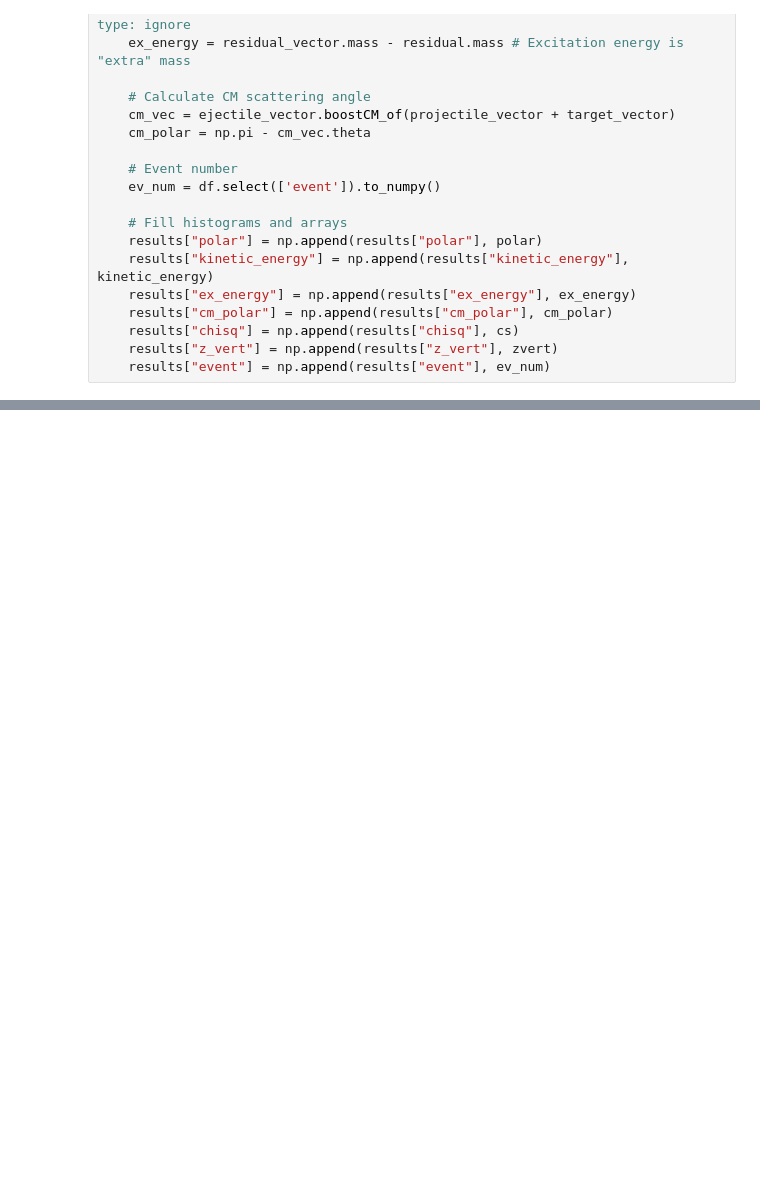
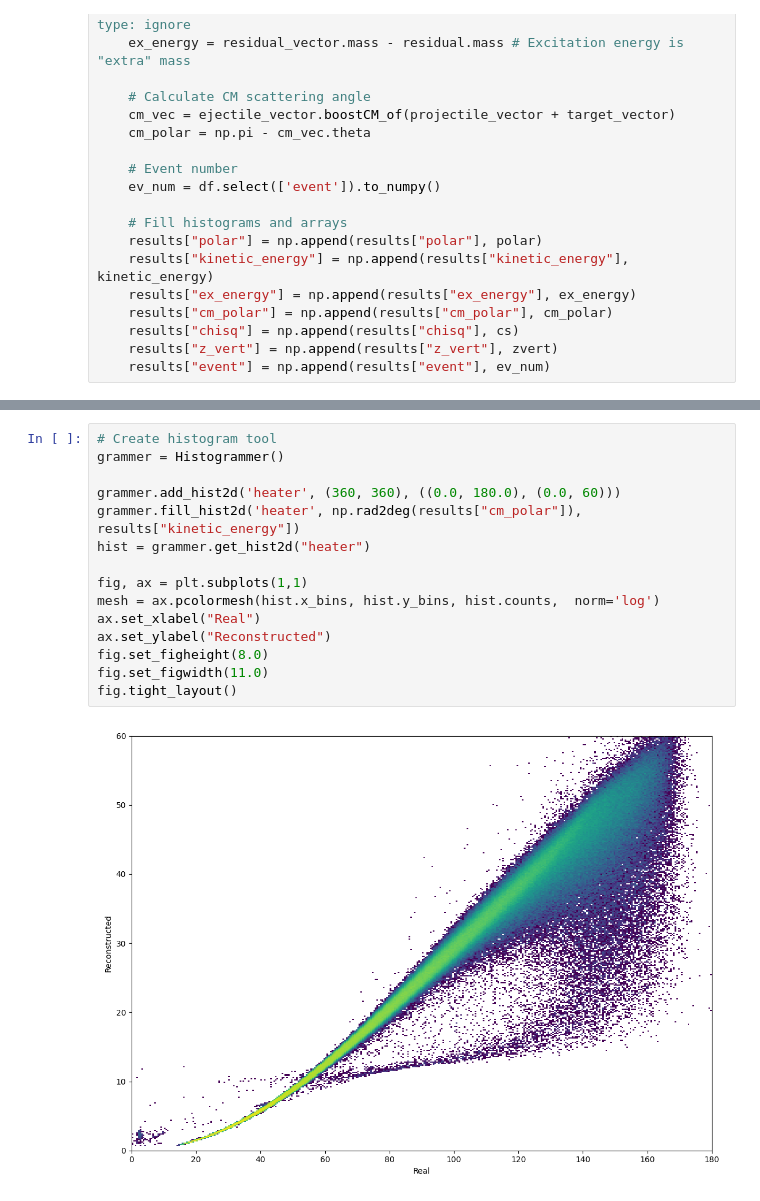
Before and after one commit to sigmanotation/e20009_analysis, a Jupyter notebook: notebooks/sim_ang_heat.ipynb, the cells around one changed output, grey strips where cells are left out. Drawn from its saved outputs; the diff is of its cells as text; blank space fills up the shorter version.

```diff
--- a/notebooks/sim_ang_heat.ipynb
+++ b/notebooks/sim_ang_heat.ipynb
@@ -213,0 +228,17 @@ fig.tight_layout()
+# %%
+# Create histogram tool
+grammer = Histogrammer()
+
+grammer.add_hist2d('heater', (360, 360), ((0.0, 180.0), (0.0, 60)))
+grammer.fill_hist2d('heater', np.rad2deg(results["cm_polar"]), results["kinetic_energy"])
+hist = grammer.get_hist2d("heater")
+
+fig, ax = plt.subplots(1,1)
+mesh = ax.pcolormesh(hist.x_bins, hist.y_bins, hist.counts,  norm='log')
+ax.set_xlabel("Real")
+ax.set_ylabel("Reconstructed")
+fig.set_figheight(8.0)
+fig.set_figwidth(11.0)
+fig.tight_layout()
+# %% [output]
+[figure, added]
```
Also changed, not shown: parts of 4 cells of this notebook, 3 other files.
